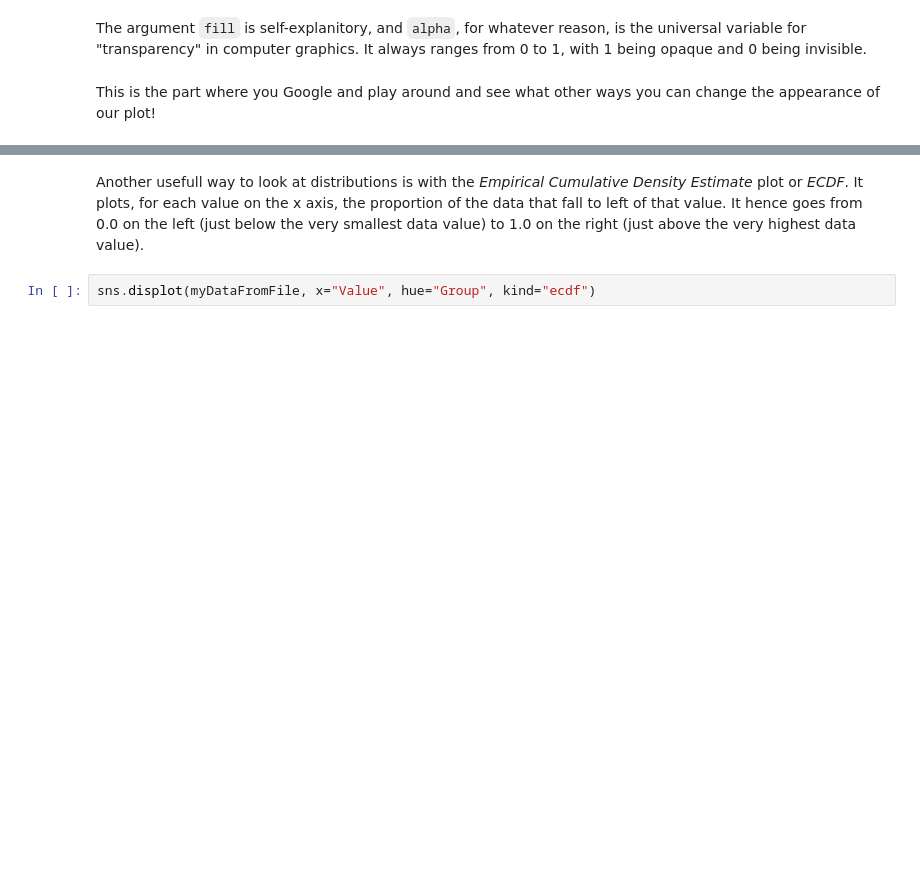
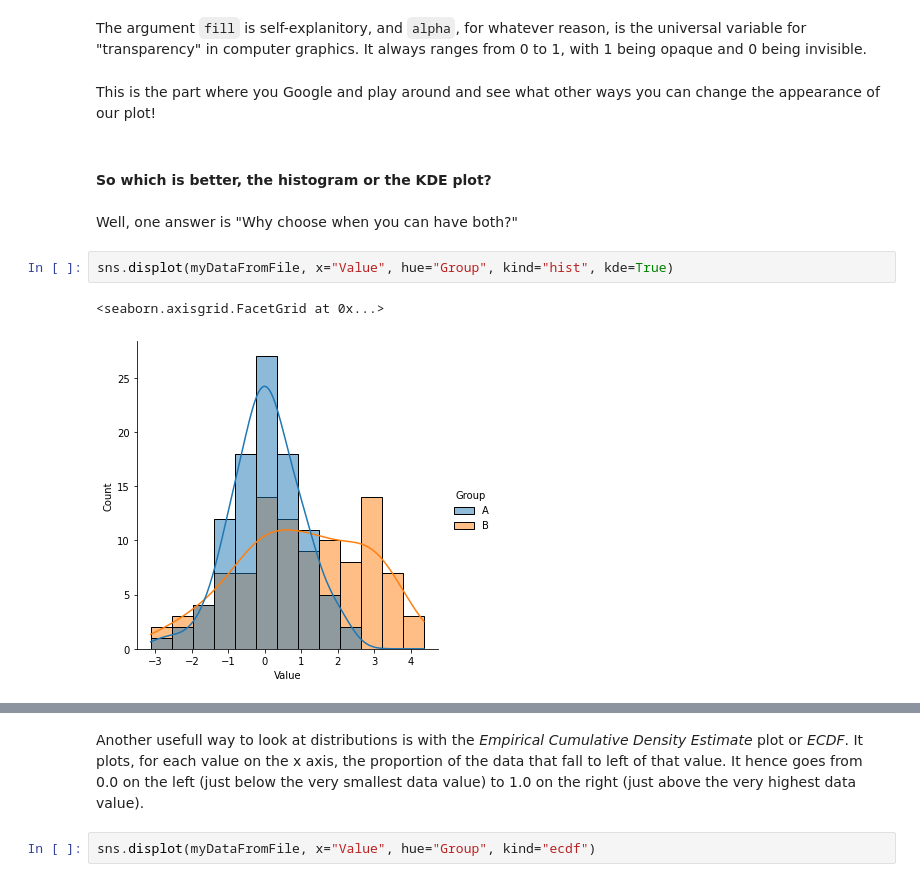
Before and after one commit to psychdatascience/FDS-CourseOne, a Jupyter notebook: tutorial007.ipynb, the cells around one changed output, grey strips where cells are left out. Cells and saved outputs as stored; diff of their text form; blank space fills up the shorter version.

```diff
--- a/tutorial007.ipynb
+++ b/tutorial007.ipynb
@@ -105,3 +109,12 @@ sns.displot(myDataFromFile, x="Value", hue="Group", kind="kde", fill=True, alpha
 The argument `fill` is self-explanitory, and `alpha`, for whatever reason, is the universal variable for "transparency" in computer graphics. It always ranges from 0 to 1, with 1 being opaque and 0 being invisible.
 # %% [markdown]
 This is the part where you Google and play around and see what other ways you can change the appearance of our plot!
+# %% [markdown]
+#### So which is better, the histogram or the KDE plot?
+# %% [markdown]
+Well, one answer is "Why choose when you can have both?"
+# %%
+sns.displot(myDataFromFile, x="Value", hue="Group", kind="hist", kde=True)
+# %% [output]
+<seaborn.axisgrid.FacetGrid at 0x...>
+[figure, added]
```
Also changed, not shown: parts of 21 cells of this notebook.
